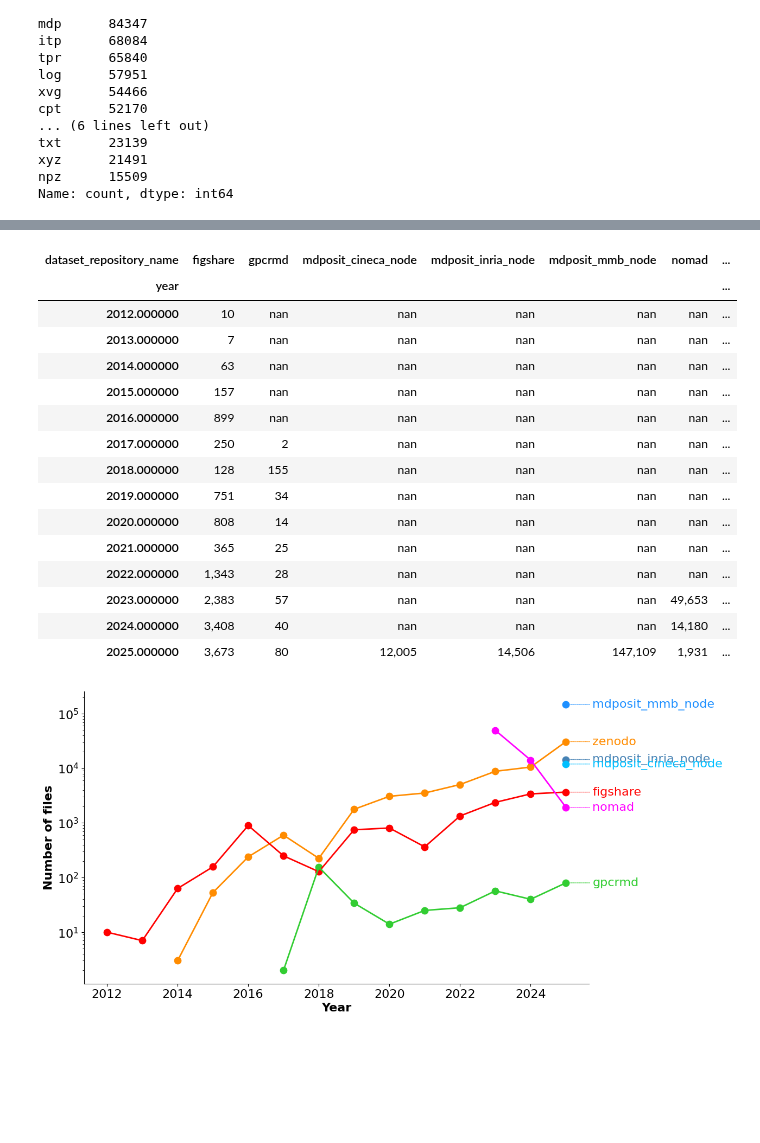
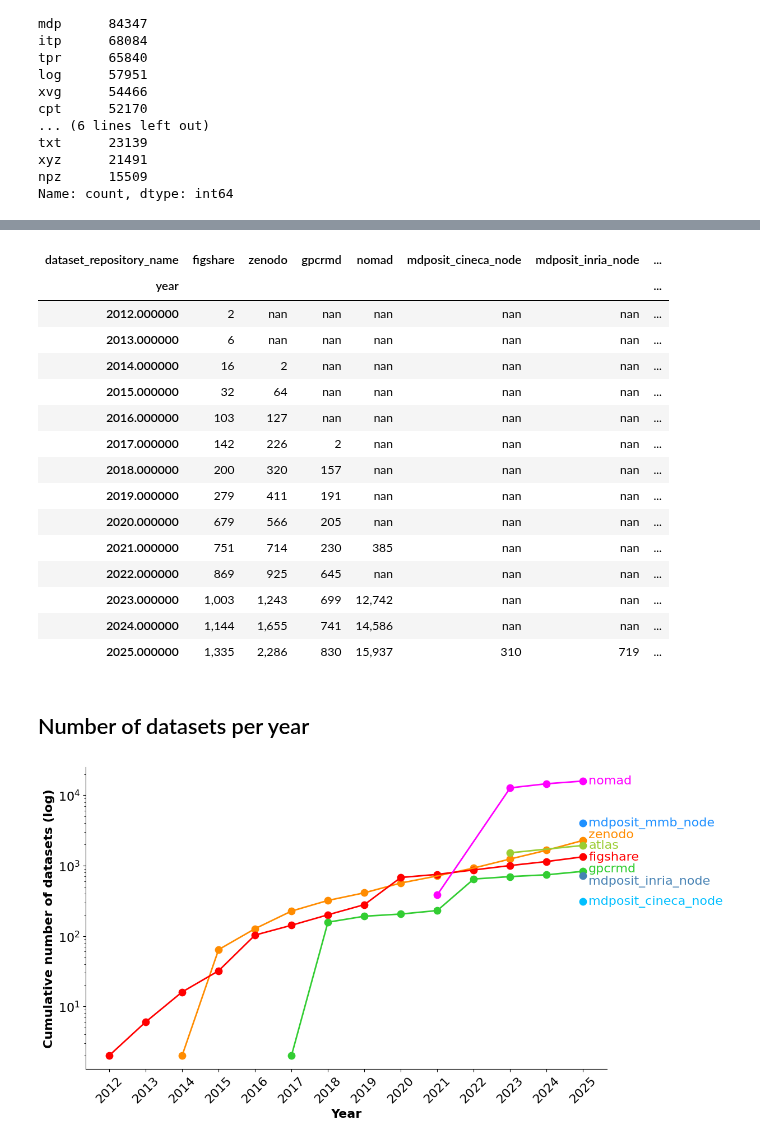
Before and after one commit to MDverse/mdverse_data_catalogue, a Jupyter notebook: notebooks/stats.ipynb, the cells around one changed output, grey strips where cells are left out. Drawn from its saved outputs; the diff is of its cells as text; code cells hidden in the pictures; blank space fills up the shorter version.

Commit message:
feat: Add stats for merged dataframe of datasets and files

```diff
--- a/notebooks/stats.ipynb
+++ b/notebooks/stats.ipynb
@@ -150,74 +134,72 @@ Name: count, dtype: int64
 # %%
-file_types = ["pdb", "gro"]
-tmp_files_df = (files_df
-    .query("file_type in @file_types")
-)
-files_with_date_df = (
-    pd.merge(
-        tmp_files_df,
-        datasets_df[["dataset_repository_name", "dataset_id_in_repository", "date_created"]],
-        how="left",
-        on=["dataset_repository_name", "dataset_id_in_repository"]
-    )
-)
-files_with_date_df["year"] = pd.to_datetime(files_with_date_df["date_created"]).dt.year
-years_df = (files_with_date_df
+datasets_df["year"] = pd.to_datetime(datasets_df["date_created"]).dt.year
+years_df = (datasets_df
  .query("year != 2026")
  .groupby(["year", "dataset_repository_name"])
- .size().unstack()
+ .size()
+ .unstack()
+ .cumsum()
 )
+years_df["atlas"] = np.nan
+years_df.loc[2023, "atlas"] = 1522
+years_df.loc[2025, "atlas"] = 1938
 years_df.style.format(thousands=",", precision=0)
 # %% [output]
-| dataset_repository_name | figshare | gpcrmd | mdposit_cineca_node | mdposit_inria_node | mdposit_mmb_node | nomad | ... |
+| dataset_repository_name | figshare | zenodo | gpcrmd | nomad | mdposit_cineca_node | mdposit_inria_node | ... |
 | year |  |  |  |  |  |  | ... |
-| 2012.000000 | 10 | nan | nan | nan | nan | nan | ... |
-| 2013.000000 | 7 | nan | nan | nan | nan | nan | ... |
-| 2014.000000 | 63 | nan | nan | nan | nan | nan | ... |
-| 2015.000000 | 157 | nan | nan | nan | nan | nan | ... |
-| 2016.000000 | 899 | nan | nan | nan | nan | nan | ... |
-| 2017.000000 | 250 | 2 | nan | nan | nan | nan | ... |
-| 2018.000000 | 128 | 155 | nan | nan | nan | nan | ... |
-| 2019.000000 | 751 | 34 | nan | nan | nan | nan | ... |
-| 2020.000000 | 808 | 14 | nan | nan | nan | nan | ... |
-| 2021.000000 | 365 | 25 | nan | nan | nan | nan | ... |
-| 2022.000000 | 1,343 | 28 | nan | nan | nan | nan | ... |
-| 2023.000000 | 2,383 | 57 | nan | nan | nan | 49,653 | ... |
-| 2024.000000 | 3,408 | 40 | nan | nan | nan | 14,180 | ... |
-| 2025.000000 | 3,673 | 80 | 12,005 | 14,506 | 147,109 | 1,931 | ... |
+| 2012.000000 | 2 | nan | nan | nan | nan | nan | ... |
+| 2013.000000 | 6 | nan | nan | nan | nan | nan | ... |
+| 2014.000000 | 16 | 2 | nan | nan | nan | nan | ... |
+| 2015.000000 | 32 | 64 | nan | nan | nan | nan | ... |
+| 2016.000000 | 103 | 127 | nan | nan | nan | nan | ... |
+| 2017.000000 | 142 | 226 | 2 | nan | nan | nan | ... |
+| 2018.000000 | 200 | 320 | 157 | nan | nan | nan | ... |
+| 2019.000000 | 279 | 411 | 191 | nan | nan | nan | ... |
+| 2020.000000 | 679 | 566 | 205 | nan | nan | nan | ... |
+| 2021.000000 | 751 | 714 | 230 | 385 | nan | nan | ... |
+| 2022.000000 | 869 | 925 | 645 | nan | nan | nan | ... |
+| 2023.000000 | 1,003 | 1,243 | 699 | 12,742 | nan | nan | ... |
+| 2024.000000 | 1,144 | 1,655 | 741 | 14,586 | nan | nan | ... |
+| 2025.000000 | 1,335 | 2,286 | 830 | 15,937 | 310 | 719 | ... |
+# %% [markdown]
+## Number of datasets per year
 # %%
+max_year = 2025
 plt.rcParams.update({"font.size": 16})
 fig, ax = plt.subplots(figsize=(12, 7))
 data_repositories = [
-    {"name": "zenodo", "offset": 0, "color": "darkorange"},
+    {"name": "zenodo", "offset": 500, "color": "darkorange"},
     {"name": "figshare", "offset": 0, "color": "red"},
-    {"name": "gpcrmd", "offset": 0, "color": "limegreen"},
+    {"name": "gpcrmd", "offset": 80, "color": "limegreen"},
     {"name": "mdposit_mmb_node", "offset": 0, "color": "dodgerblue"},
-    {"name": "mdposit_inria_node", "offset": 0, "color": "steelblue"},
+    {"name": "mdposit_inria_node", "offset": -120, "color": "steelblue"},
     {"name": "mdposit_cineca_node", "offset": 0, "color": "deepskyblue"},
     {"name": "nomad", "offset": 0, "color": "magenta"},
+    {"name": "atlas", "offset": 0, "color": "yellowgreen"},
 ]
 for repo in data_repositories:
     tmp_df = years_df[repo["name"]].dropna()
     ax.scatter(tmp_df.index, tmp_df, label=repo["name"], color=repo["color"], s=80)
     ax.plot(tmp_df.index, tmp_df, ls="-", color=repo["color"], linewidth=2)
     ax.annotate(
         repo["name"],
         xy=(tmp_df.index[-1], tmp_df.iloc[-1]),
-        xytext=(tmp_df.index[-1] + 0.75, tmp_df.iloc[-1] + repo["offset"]),
+        xytext=(tmp_df.index[-1] + 0.15, tmp_df.iloc[-1] + repo["offset"]),
         textcoords="data",
         color=repo["color"],
         va="center",
         ha="left",
-        arrowprops=dict(edgecolor=repo["color"], arrowstyle="-", linestyle=":", linewidth=1)
+        arrowprops=dict(edgecolor=repo["color"], arrowstyle="-", linestyle=":", linewidth=0.1)
     )
 ax.set_xlabel("Year", weight="bold")
-ax.set_ylabel("Number of files", weight="bold")
+ax.set_xticks(range(2012, 2026), range(2012, 2026), rotation=45, ha='center')
+ax.set_ylabel("Cumulative number of datasets (log)", weight="bold")
 ax.set_yscale("log")  # Convert y-axis to logarithmic scale
 ax.spines["right"].set_visible(False)
 ax.spines["top"].set_visible(False)
 
-#filename = "number_of_files_per_years_per_data_repositories"
-#plt.savefig(f"{filename}.png", dpi=300, bbox_inches="tight")
+filename = "cum_number_of_datasets_per_year_per_data_repository"
+plt.savefig(f"{filename}.png", dpi=300, bbox_inches="tight")
 #plt.savefig(f"{filename}.svg", bbox_inches="tight")
 # %% [output]
-[figure, old version]
+[figure, new version]
```
Also changed, not shown: parts of 2 cells of this notebook, 1 other file.
